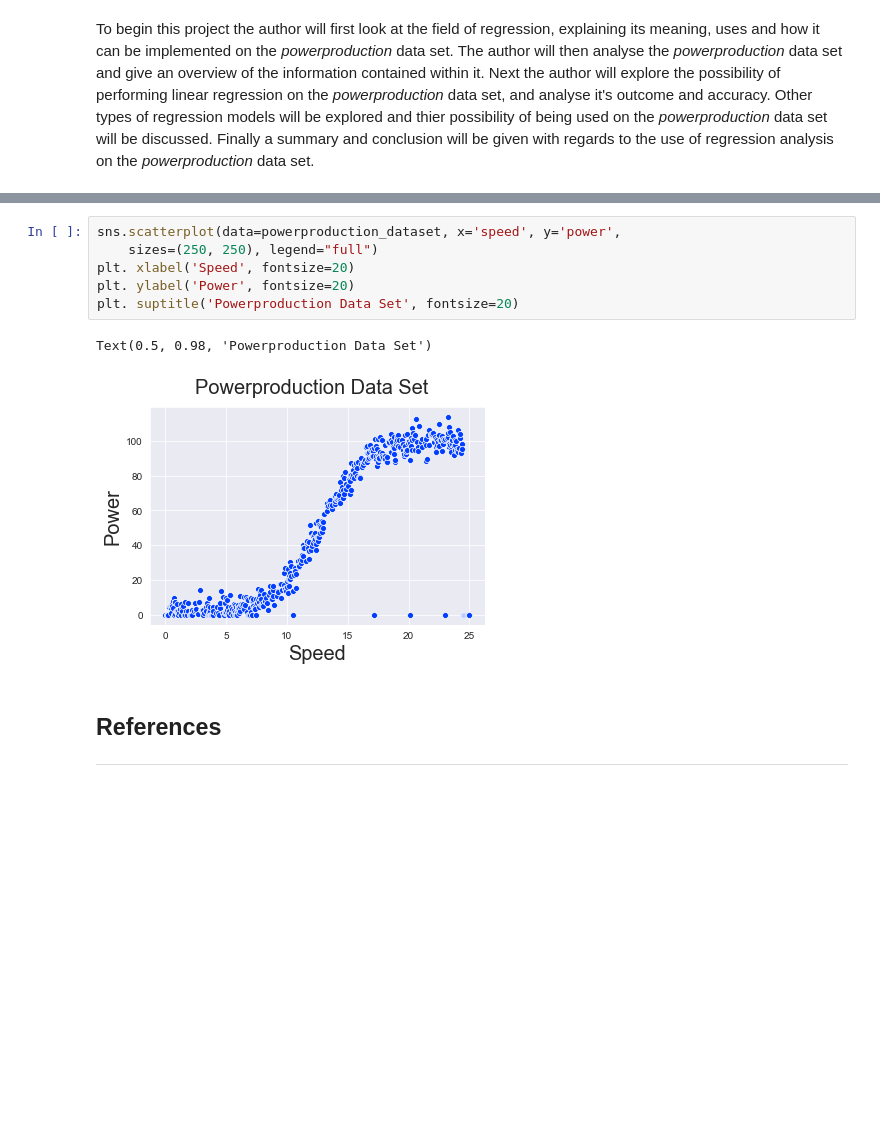
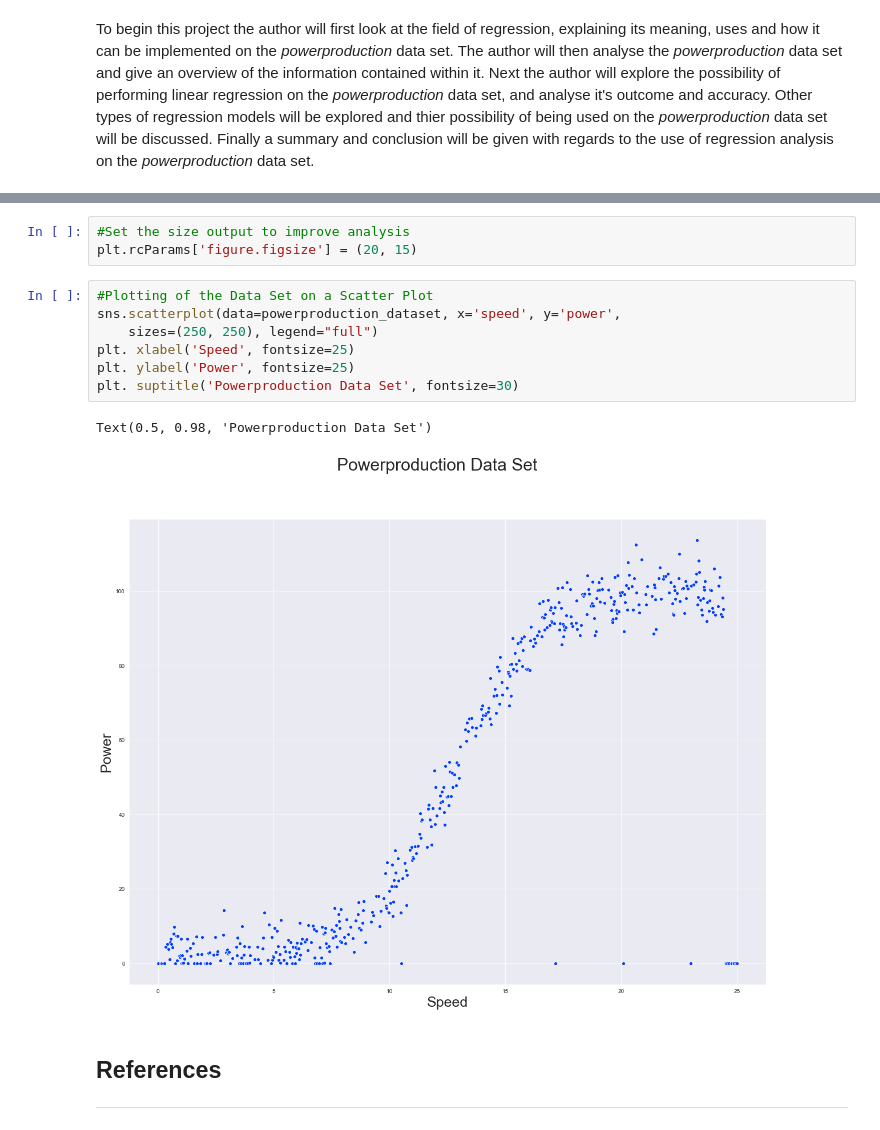
Before and after one commit to JPLee01/Fundamentals_of_Data_Analysis-Project_2020, a Jupyter notebook: Fundamentals of Data Analysis - Project 2020.ipynb, the cells around one changed output, grey strips where cells are left out. Drawn from its saved outputs; the diff is of its cells as text; blank space fills up the shorter version.

Commit message:
Analysis section complete.

```diff
--- a/Fundamentals of Data Analysis - Project 2020.ipynb
+++ b/Fundamentals of Data Analysis - Project 2020.ipynb
@@ -113,12 +258,16 @@ dtype: int64
+# %%
+#Set the size output to improve analysis
+plt.rcParams['figure.figsize'] = (20, 15)
 # %%
+#Plotting of the Data Set on a Scatter Plot
 sns.scatterplot(data=powerproduction_dataset, x='speed', y='power',
     sizes=(250, 250), legend="full")
-plt. xlabel('Speed', fontsize=20)
-plt. ylabel('Power', fontsize=20)
-plt. suptitle('Powerproduction Data Set', fontsize=20)
+plt. xlabel('Speed', fontsize=25)
+plt. ylabel('Power', fontsize=25)
+plt. suptitle('Powerproduction Data Set', fontsize=30)
 # %% [output]
 Text(0.5, 0.98, 'Powerproduction Data Set')
-[figure, old version]
+[figure, new version]
 # %% [markdown]
 ## References
 ----------------------------------------------------
```
Also changed, not shown: parts of 25 cells of this notebook.
